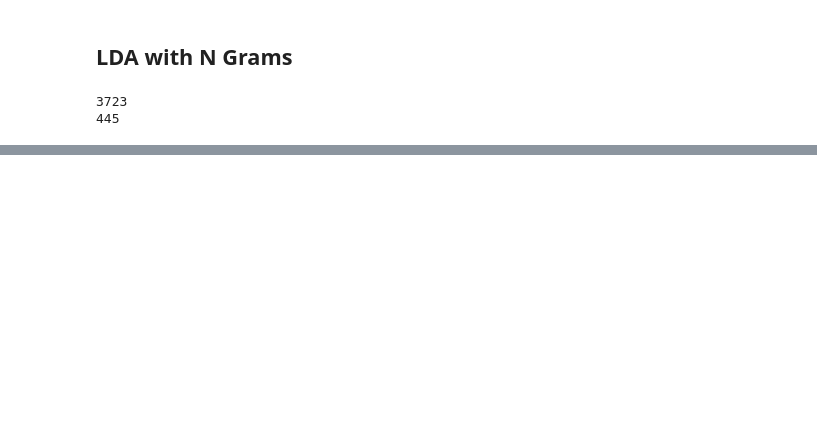
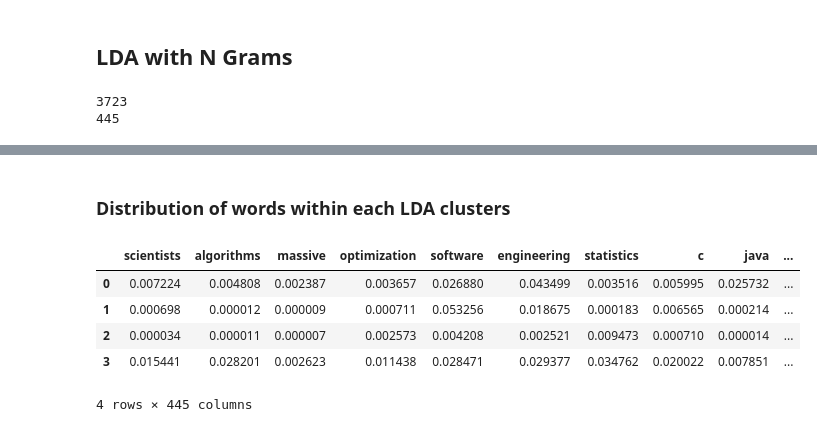
Before and after one commit to david043/Data-Science-Skills-Recommendation, a Jupyter notebook: MVP_Job_Skills.ipynb, the cells around one changed output, grey strips where cells are left out. Cells and saved outputs as stored; diff of their text form; code cells hidden in the pictures; blank space fills up the shorter version.

```diff
--- a/MVP_Job_Skills.ipynb
+++ b/MVP_Job_Skills.ipynb
@@ -395,3 +416,5 @@ term
 # lda_tfidf.fit(dtm_tfidf)
 # %%
 # pyLDAvis.sklearn.prepare(lda_tfidf, dtm_tfidf, tf_vectorizer)
+# %% [markdown]
+### Distribution of words within each LDA clusters
@@ -397,0 +423,9 @@ term
+# %%
+df_lda
+# %% [output]
+|  | scientists | algorithms | massive | optimization | software | engineering | statistics | c | java | ... |
+| 0 | 0.007224 | 0.004808 | 0.002387 | 0.003657 | 0.026880 | 0.043499 | 0.003516 | 0.005995 | 0.025732 | ... |
+| 1 | 0.000698 | 0.000012 | 0.000009 | 0.000711 | 0.053256 | 0.018675 | 0.000183 | 0.006565 | 0.000214 | ... |
+| 2 | 0.000034 | 0.000011 | 0.000007 | 0.002573 | 0.004208 | 0.002521 | 0.009473 | 0.000710 | 0.000014 | ... |
+| 3 | 0.015441 | 0.028201 | 0.002623 | 0.011438 | 0.028471 | 0.029377 | 0.034762 | 0.020022 | 0.007851 | ... |
+4 rows × 445 columns
```
Also changed, not shown: parts of 19 cells of this notebook.
